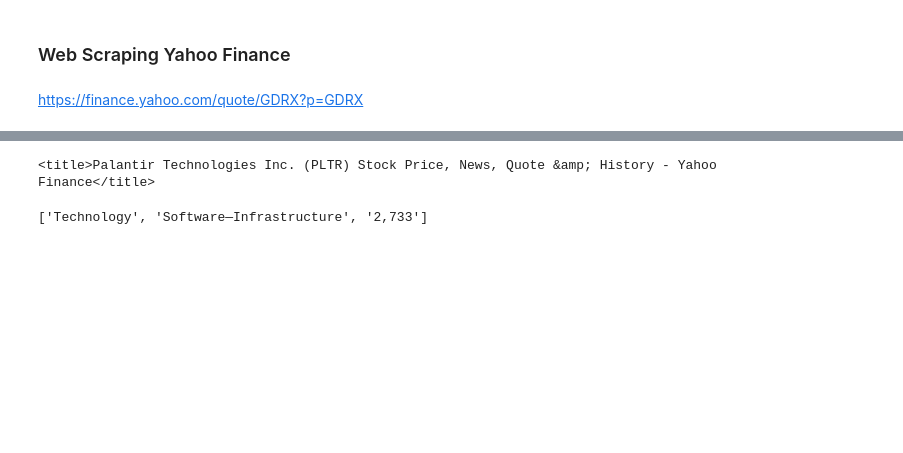
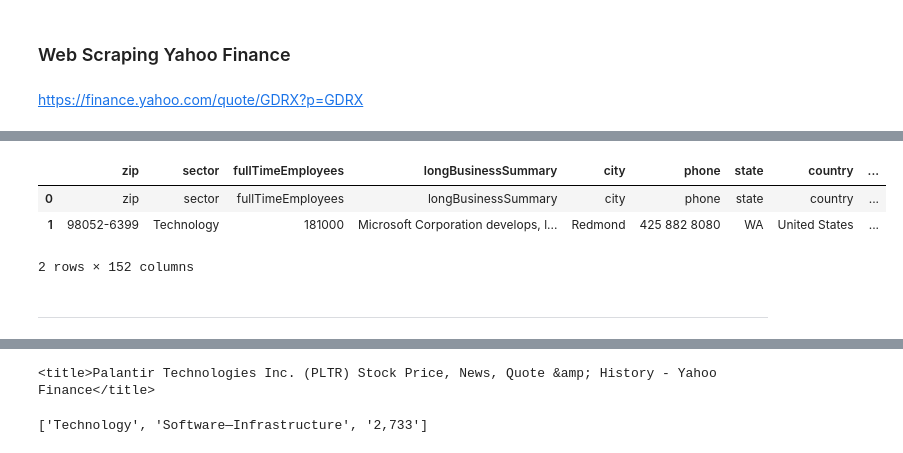
Before and after one commit to Robinhohocepied/Degiro_Portfolio_Dashboard, a Jupyter notebook: Degiro_Portfolio_Analysis.ipynb, the cells around one changed output, grey strips where cells are left out. Cells and saved outputs as stored; diff of their text form; code cells hidden in the pictures; blank space fills up the shorter version.

```diff
--- a/Degiro_Portfolio_Analysis.ipynb
+++ b/Degiro_Portfolio_Analysis.ipynb
@@ -146,0 +161,5 @@ response = requests.get(url)
+# %%
+msft = yf.Ticker("MSFT")
+
+# get stock info
+test = msft.info
@@ -146,0 +186,11 @@ response = requests.get(url)
+# %%
+df = pd.DataFrame(test.items()).T
+# %%
+df.rename(columns=df.iloc[0])
+# %% [output]
+|  | zip | sector | fullTimeEmployees | longBusinessSummary | city | phone | state | country | ... |
+| 0 | zip | sector | fullTimeEmployees | longBusinessSummary | city | phone | state | country | ... |
+| 1 | 98052-6399 | Technology | 181000 | Microsoft Corporation develops, l... | Redmond | 425 882 8080 | WA | United States | ... |
+2 rows × 152 columns
+# %% [markdown]
+____________________
```
Also changed, not shown: parts of 19 cells of this notebook.
